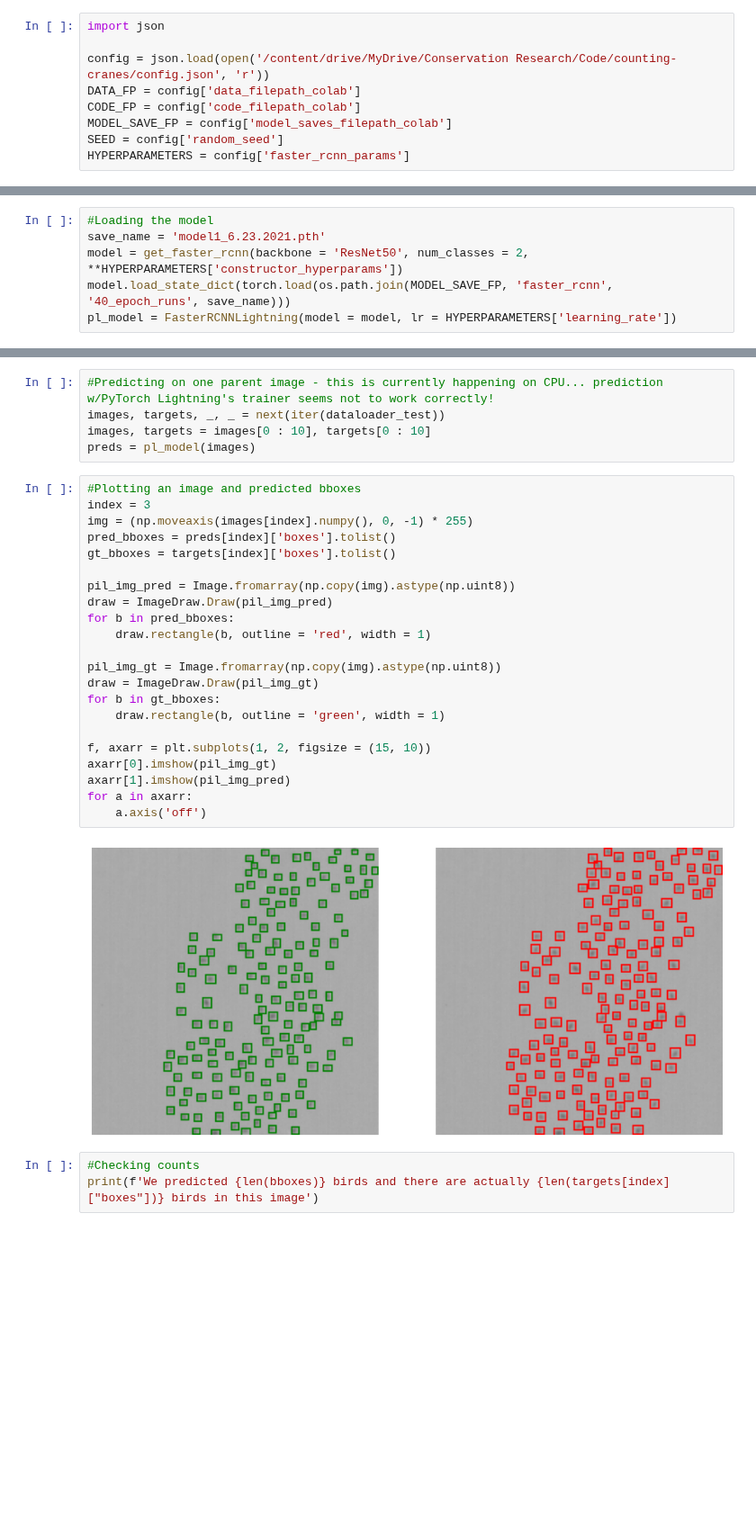
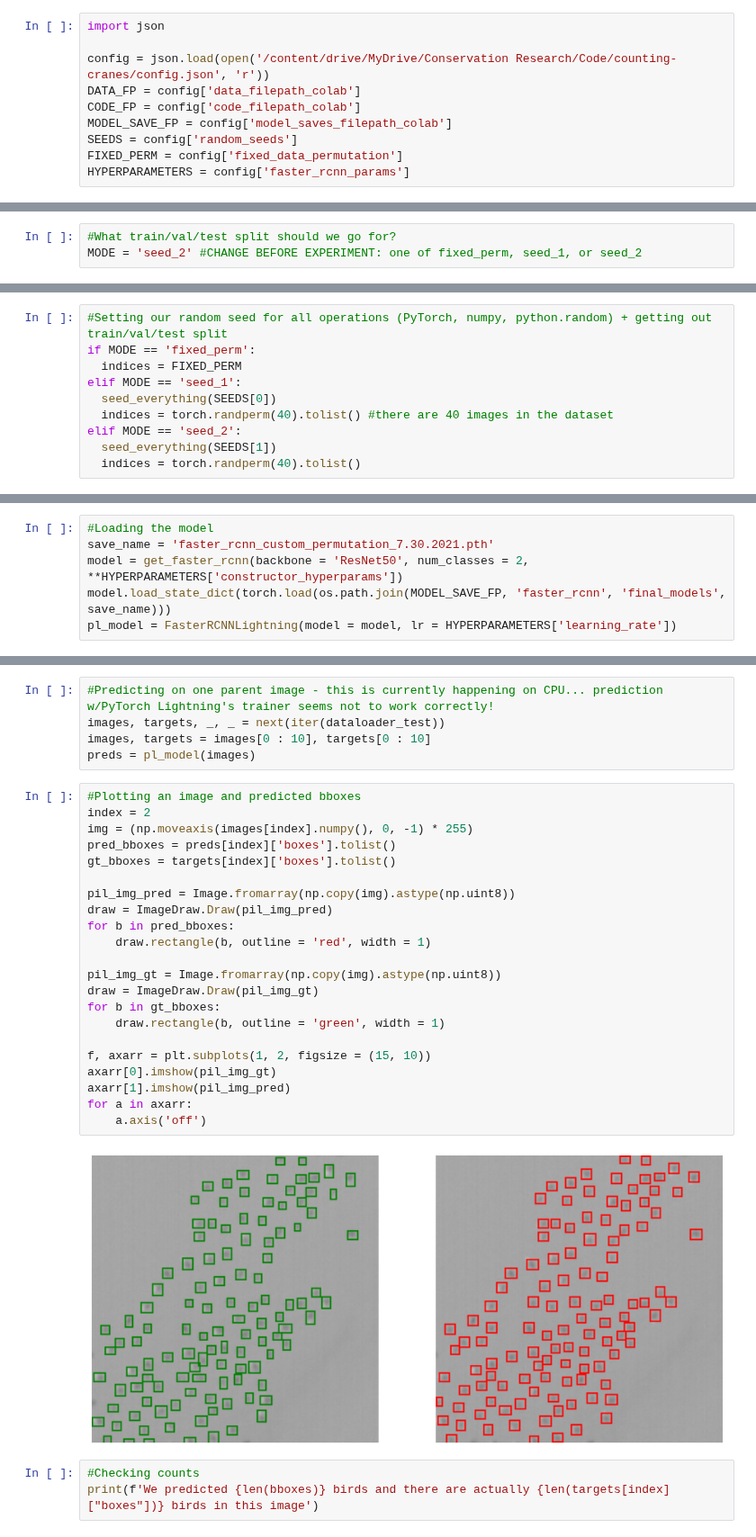
Before and after one commit to emiliolr/counting-cranes, a Jupyter notebook: object_detection/faster_rcnn_experiments.ipynb, the cells around one changed output, grey strips where cells are left out. Shown at 90% size. Cells and saved outputs as stored; diff of their text form; blank space fills up the shorter version.

```diff
--- a/object_detection/faster_rcnn_experiments.ipynb
+++ b/object_detection/faster_rcnn_experiments.ipynb
@@ -46,7 +46,8 @@ config = json.load(open('/content/drive/MyDrive/Conservation Research/Code/count
 DATA_FP = config['data_filepath_colab']
 CODE_FP = config['code_filepath_colab']
 MODEL_SAVE_FP = config['model_saves_filepath_colab']
-SEED = config['random_seed']
+SEEDS = config['random_seeds']
+FIXED_PERM = config['fixed_data_permutation']
 HYPERPARAMETERS = config['faster_rcnn_params']
 # %%
 import sys
@@ -66,6 +67,9 @@ import matplotlib.pyplot as plt
 from PIL import Image, ImageDraw
 import numpy as np
 import time
+# %%
+#What train/val/test split should we go for?
+MODE = 'seed_2' #CHANGE BEFORE EXPERIMENT: one of fixed_perm, seed_1, or seed_2
 # %% [markdown]
 ## Model training
 If the Colab runtime disconnects, you'll have to load from a post-epoch `PyTorch Lightning` model save.
@@ -77,0 +76,10 @@ Global seed set to 1693
+# %%
+#Setting our random seed for all operations (PyTorch, numpy, python.random) + getting out train/val/test split
+if MODE == 'fixed_perm':
+  indices = FIXED_PERM
+elif MODE == 'seed_1':
+  seed_everything(SEEDS[0])
+  indices = torch.randperm(40).tolist() #there are 40 images in the dataset
+elif MODE == 'seed_2':
+  seed_everything(SEEDS[1])
+  indices = torch.randperm(40).tolist()
@@ -151,7 +158,7 @@ torch.save(model.state_dict(), os.path.join(MODEL_SAVE_FP, 'faster_rcnn', '40_ep
 To avoid memory errors, we have to save and load the model. Make sure to restart the runtime!
 # %%
 #Loading the model
-save_name = 'model1_6.23.2021.pth'
+save_name = 'faster_rcnn_custom_permutation_7.30.2021.pth'
 model = get_faster_rcnn(backbone = 'ResNet50', num_classes = 2, **HYPERPARAMETERS['constructor_hyperparams'])
-model.load_state_dict(torch.load(os.path.join(MODEL_SAVE_FP, 'faster_rcnn', '40_epoch_runs', save_name)))
+model.load_state_dict(torch.load(os.path.join(MODEL_SAVE_FP, 'faster_rcnn', 'final_models', save_name)))
 pl_model = FasterRCNNLightning(model = model, lr = HYPERPARAMETERS['learning_rate'])
@@ -162,28 +171,28 @@ images, targets = images[0 : 10], targets[0 : 10]
 preds = pl_model(images)
 # %%
 #Plotting an image and predicted bboxes
-index = 3
+index = 2
 img = (np.moveaxis(images[index].numpy(), 0, -1) * 255)
 pred_bboxes = preds[index]['boxes'].tolist()
 gt_bboxes = targets[index]['boxes'].tolist()
 
 pil_img_pred = Image.fromarray(np.copy(img).astype(np.uint8))
 draw = ImageDraw.Draw(pil_img_pred)
 for b in pred_bboxes:
     draw.rectangle(b, outline = 'red', width = 1)
 
 pil_img_gt = Image.fromarray(np.copy(img).astype(np.uint8))
 draw = ImageDraw.Draw(pil_img_gt)
 for b in gt_bboxes:
     draw.rectangle(b, outline = 'green', width = 1)
 
 f, axarr = plt.subplots(1, 2, figsize = (15, 10))
 axarr[0].imshow(pil_img_gt)
 axarr[1].imshow(pil_img_pred)
 for a in axarr:
     a.axis('off')
 # %% [output]
-[figure, old version]
+[figure, new version]
 # %%
 #Checking counts
 print(f'We predicted {len(bboxes)} birds and there are actually {len(targets[index]["boxes"])} birds in this image')
```
Also changed, not shown: parts of 12 cells of this notebook, 5 other files.
